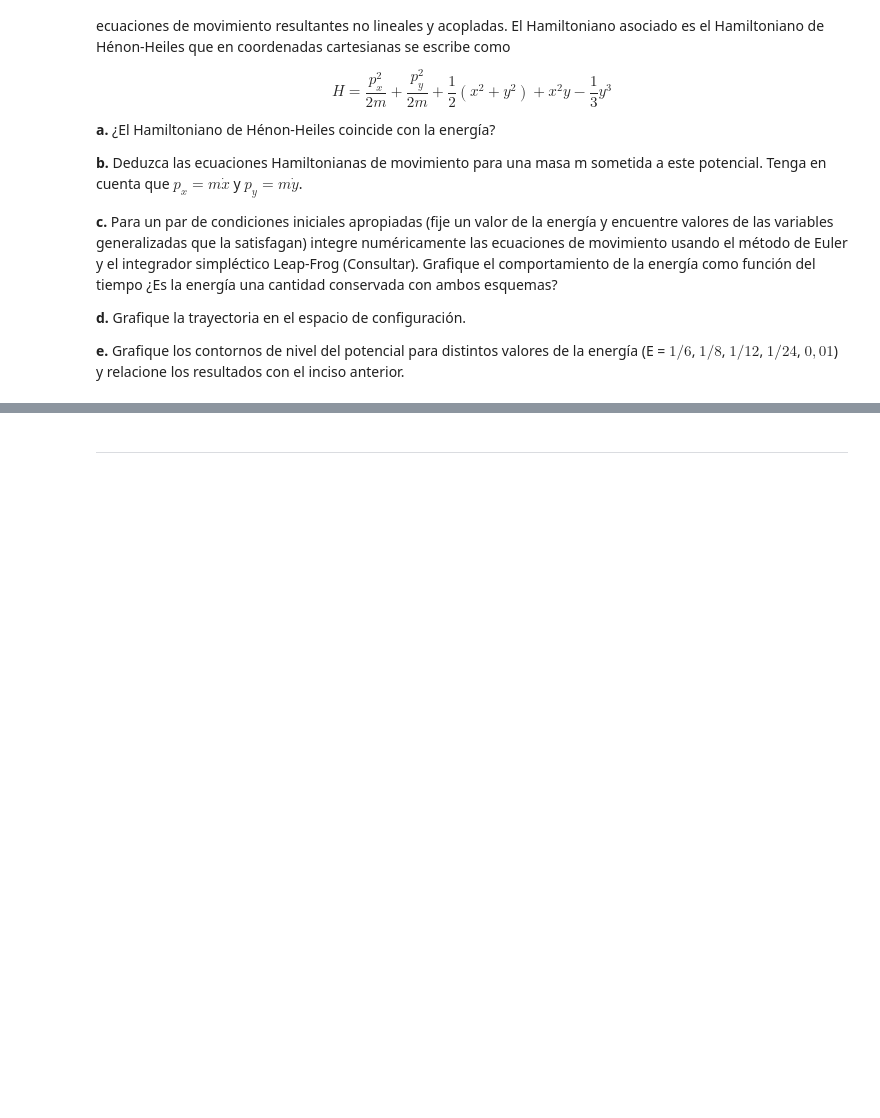
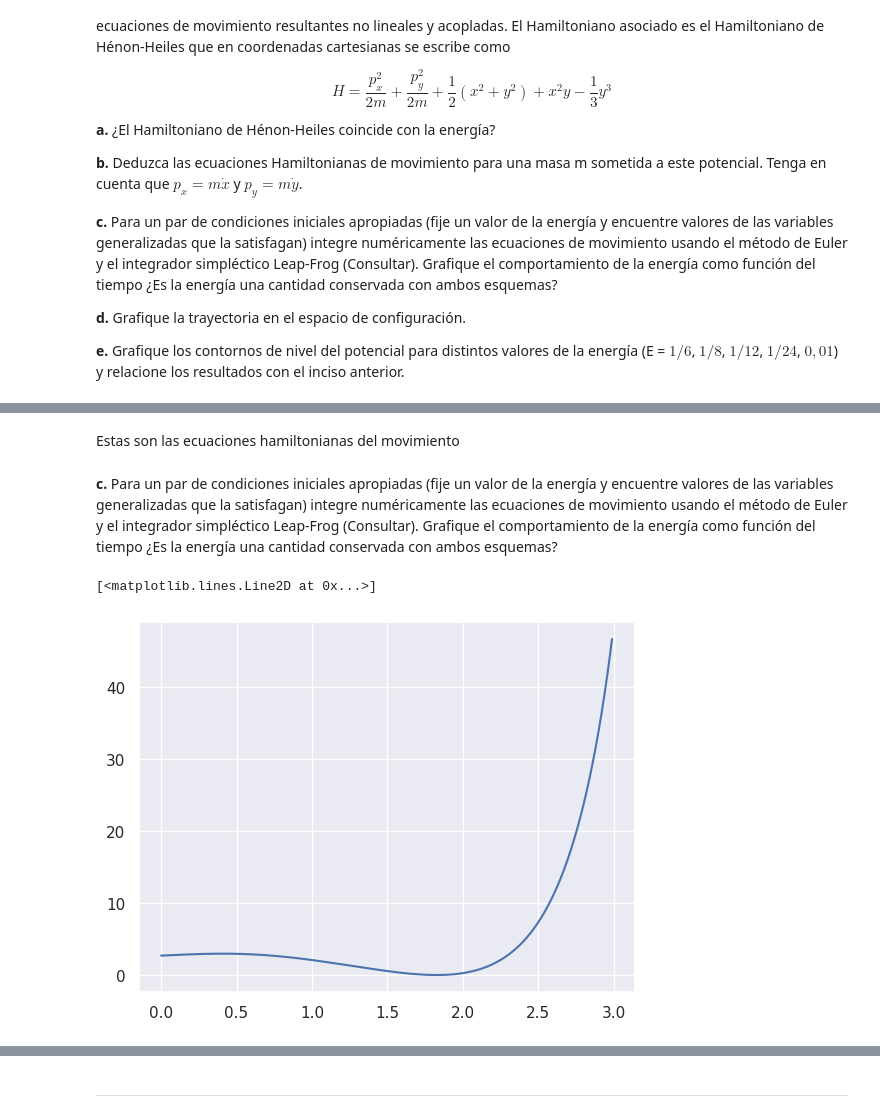
Before and after one commit to andromedalactea/celestial_mechanics, a Jupyter notebook: scripts/Problem sets/PS4_FormalismoLagrangiano.ipynb, the cells around one changed output, grey strips where cells are left out. Drawn from its saved outputs; the diff is of its cells as text; code cells hidden in the pictures; blank space fills up the shorter version.

```diff
--- a/scripts/Problem sets/PS4_FormalismoLagrangiano.ipynb
+++ b/scripts/Problem sets/PS4_FormalismoLagrangiano.ipynb
@@ -423,0 +487,68 @@ $\displaystyle l m \left(- a \sin{\left(\phi{\left(t \right)} - \theta{\left(t \
+# %% [markdown]
+Estas son las ecuaciones hamiltonianas del movimiento
+# %% [markdown]
+**c.** Para un par de condiciones iniciales apropiadas (fije un valor de la energía y encuentre valores de las variables generalizadas que la satisfagan) integre numéricamente las ecuaciones de movimiento usando el método de Euler y el integrador simpléctico Leap-Frog (Consultar). Grafique el comportamiento de la energía como función del tiempo ¿Es la energía una cantidad conservada con ambos esquemas?
+# %%
+def H(x, y, px, py):
+    H_value = px**2/(2*m) + py**2/(2*m) + (x**2 + y**2)/2 + x**2*y-y**3/3
+    return H_value
+# %%
+# Define las ecuaciones de movimiento
+def dx_dt(px, m):
+    return px / m
+
+def dy_dt(py, m):
+    return py / m
+
+def dpx_dt(x, y):
+    return -2 * y * x + y**2 - x
+
+def dpy_dt(x, y):
+    return -x**2 + y**2 - y
+
+# Condiciones iniciales
+x = 1
+y = 1
+px = 1
+py = 1
+m = 1 # La masa del objeto
+dt = 0.01 # El paso de tiempo
+
+# Arrays para guardar los resultados
+x_values = [x]
+y_values = [y]
+px_values = [px]
+py_values = [py]
+
+# Tiempo de integración
+t_integrate = np.arange(0, 3, dt)
+# Loop de integración
+for t in t_integrate:
+    # Actualiza momentos a la mitad del paso de tiempo
+    px_half = px + 0.5 * dt * dpx_dt(x, y)
+    py_half = py + 0.5 * dt * dpy_dt(x, y)
+
+    # Actualiza posiciones con el momento medio
+    x += dt * dx_dt(px_half, m)
+    y += dt * dy_dt(py_half, m)
+
+    # Actualiza momentos al final del paso de tiempo
+    px = px_half + 0.5 * dt * dpx_dt(x, y)
+    py = py_half + 0.5 * dt * dpy_dt(x, y)
+
+    # Guarda los valores
+    x_values.append(x)
+    y_values.append(y)
+    px_values.append(px)
+    py_values.append(py)
+
+# Ahora veamos el valor de H con las soluciones obtenidas
+H_values = []
+for i, t in enumerate(t_integrate):
+    H_values.append(H(x_values[i], y_values[i], px_values[i], py_values[i]))
+
+# Graficando a H en el tiempo
+plt.plot(t_integrate, H_values)
+# %% [output]
+[<matplotlib.lines.Line2D at 0x...>]
+[figure, added]
```
Also changed, not shown: parts of 11 cells of this notebook, 1 other file.
